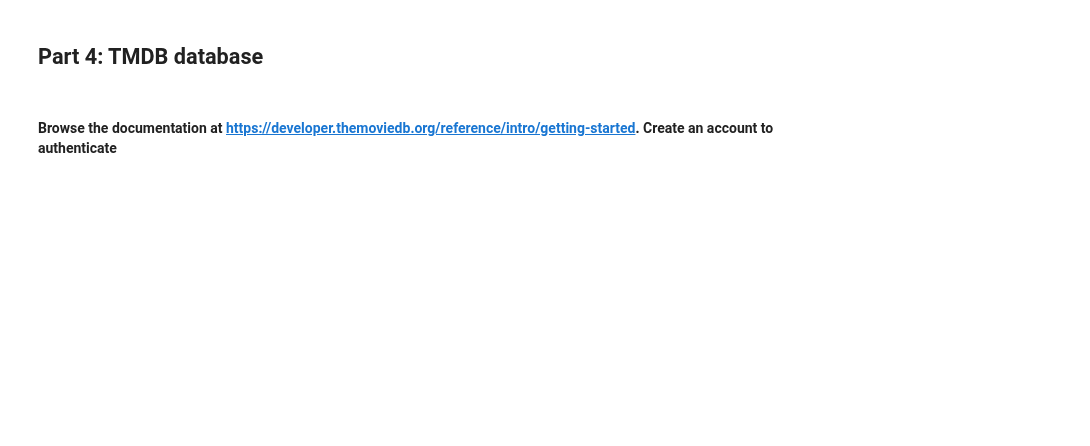
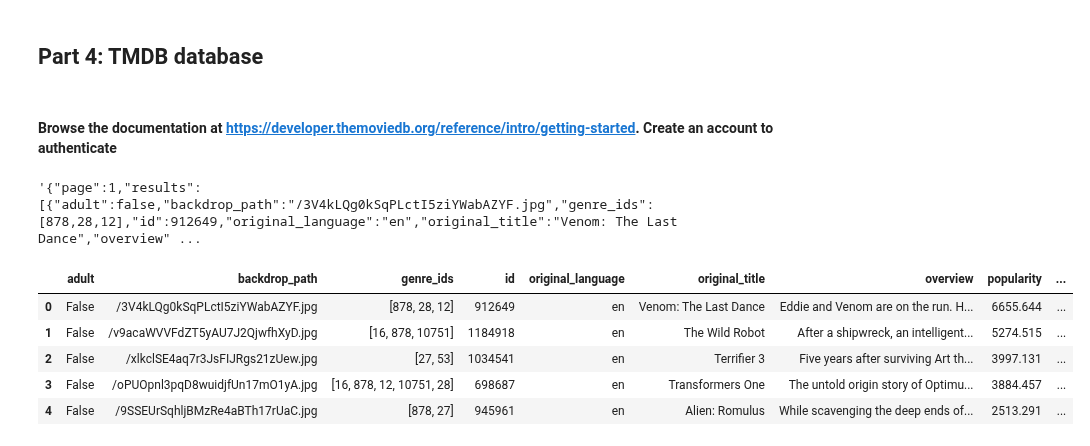
Before and after one commit to saysay2/project2-api, a Jupyter notebook: project2.ipynb, the cells around one changed output. Cells and saved outputs as stored; diff of their text form; code cells hidden in the pictures; blank space fills up the shorter version.

```diff
--- a/project2.ipynb
+++ b/project2.ipynb
@@ -93,5 +273,25 @@ scripts
 #### Browse the documentation at https://developer.themoviedb.org/reference/intro/getting-started. Create an account to authenticate
 # %%
 #create a dataset of the movies in theaters now. Include metadata fields you are interested in.
+url = "https://api.themoviedb.org/3/discover/movie?include_adult=false&language=en-US&api_key=23dc317cc7c25eed6f74efef918f11ce"
+api_key = '23dc317cc7c25eed6f74efef918f11ce'
+headers = {"accept": "application/python", "Authorization" : "Bearer" + api_key}
+
+response = requests.get(url, headers=headers)
+
+response.text
+# %% [output]
+'{"page":1,"results":[{"adult":false,"backdrop_path":"/3V4kLQg0kSqPLctI5ziYWabAZYF.jpg","genre_ids":[878,28,12],"id":912649,"original_language":"en","original_title":"Venom: The Last Dance","overview" ...
+# %%
+dict = response.json()
+movies = pd.DataFrame(dict['results'])
+movies.head()
+# %% [output]
+|  | adult | backdrop_path | genre_ids | id | original_language | original_title | overview | popularity | ... |
+| 0 | False | /3V4kLQg0kSqPLctI5ziYWabAZYF.jpg | [878, 28, 12] | 912649 | en | Venom: The Last Dance | Eddie and Venom are on the run. H... | 6655.644 | ... |
+| 1 | False | /v9acaWVVFdZT5yAU7J2QjwfhXyD.jpg | [16, 878, 10751] | 1184918 | en | The Wild Robot | After a shipwreck, an intelligent... | 5274.515 | ... |
+| 2 | False | /xlkclSE4aq7r3JsFIJRgs21zUew.jpg | [27, 53] | 1034541 | en | Terrifier 3 | Five years after surviving Art th... | 3997.131 | ... |
+| 3 | False | /oPUOpnl3pqD8wuidjfUn17mO1yA.jpg | [16, 878, 12, 10751, 28] | 698687 | en | Transformers One | The untold origin story of Optimu... | 3884.457 | ... |
+| 4 | False | /9SSEUrSqhljBMzRe4aBTh17rUaC.jpg | [878, 27] | 945961 | en | Alien: Romulus | While scavenging the deep ends of... | 2513.291 | ... |
 # %%
 #download the movie posters for 10 of these movies and save them to this repository
```
Also changed, not shown: parts of 17 cells of this notebook.
